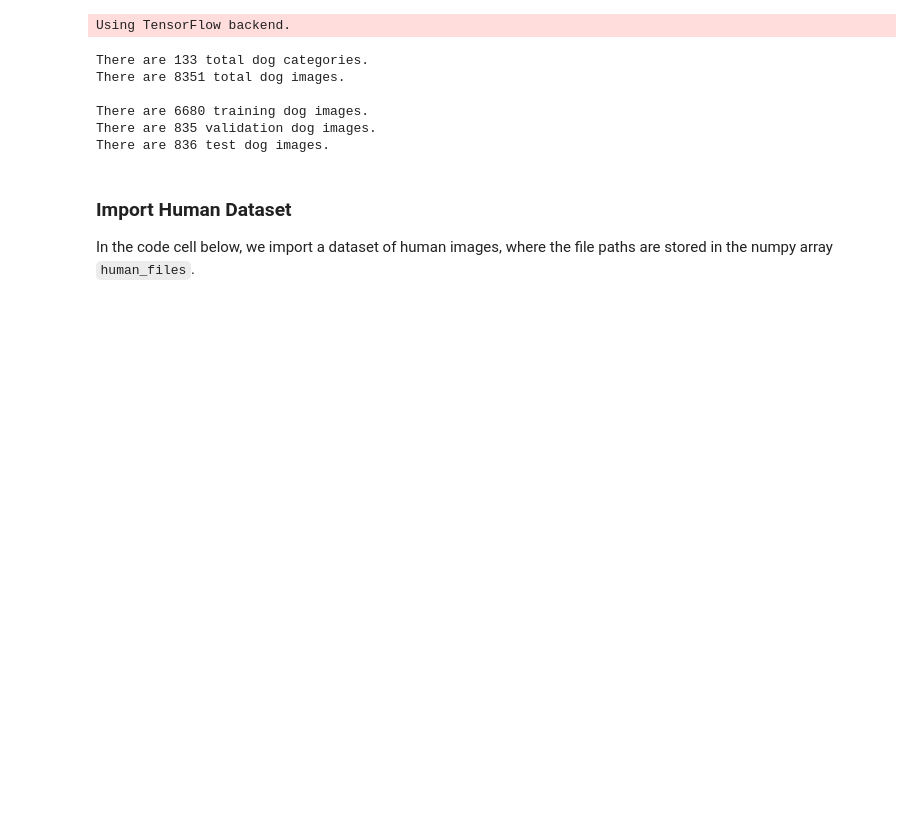
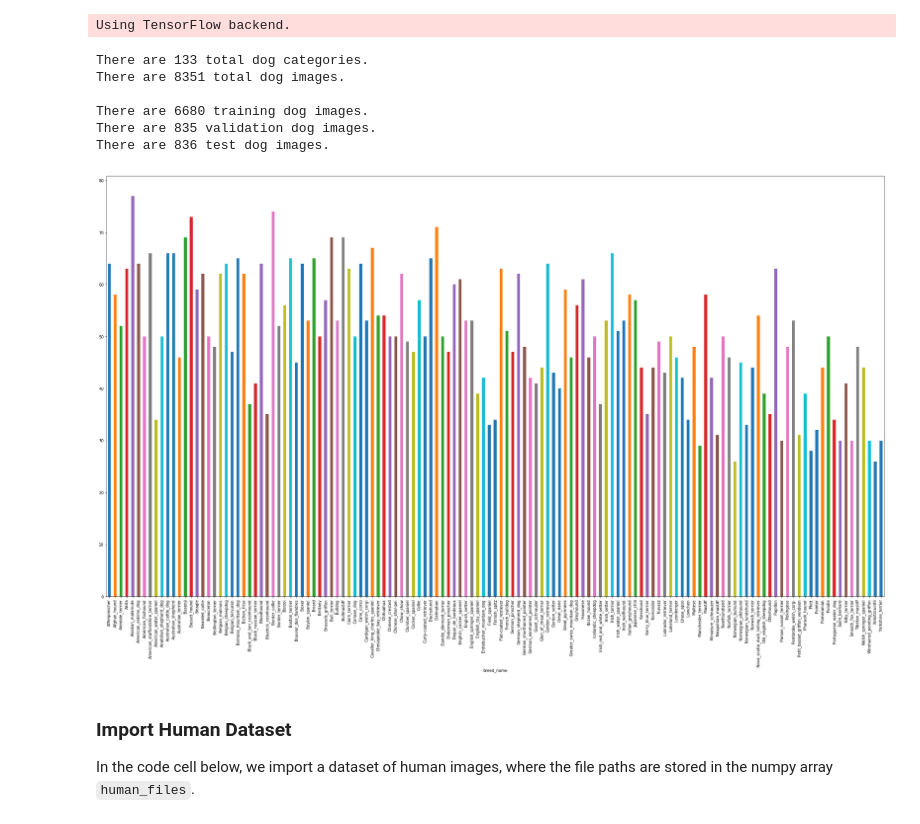
Before and after one commit to lingxiaolyu191231/udacity-projects, a Jupyter notebook: CapstoneCNNClassifier_ImageDetection/dog_app.ipynb, the cells around one changed output. Drawn from its saved outputs; the diff is of its cells as text; code cells hidden in the pictures; blank space fills up the shorter version.

```diff
--- a/CapstoneCNNClassifier_ImageDetection/dog_app.ipynb
+++ b/CapstoneCNNClassifier_ImageDetection/dog_app.ipynb
@@ -91,6 +93,28 @@ There are 8351 total dog images.
 There are 6680 training dog images.
 There are 835 validation dog images.
 There are 836 test dog images.
+# %%
+dogs = [item[35:-1] for item in sorted(glob("../../../data/dog_images/train/*/"))]
+dog_dict = dict()
+for dog in dogs:
+    dog_dict[dog] = 0
+
+for i in train_files:
+    for dog in dogs:
+        if dog in i:
+            dog_dict[dog] += 1
+            break
+        else:
+            continue
+# %%
+temp = pd.DataFrame.from_dict(dog_dict, orient='index').reset_index().\
+                rename(columns={'index':'breed_name',0:'breed_count'})#.set_index('breed_name')
+
+plt.figure(figsize=(36,20))
+temp.groupby(['breed_name'])['breed_count'].sum().plot.bar()
+plt.show()
+# %% [output]
+[figure, added]
 # %% [markdown]
 ### Import Human Dataset
 
```
Also changed, not shown: parts of 20 cells of this notebook.
